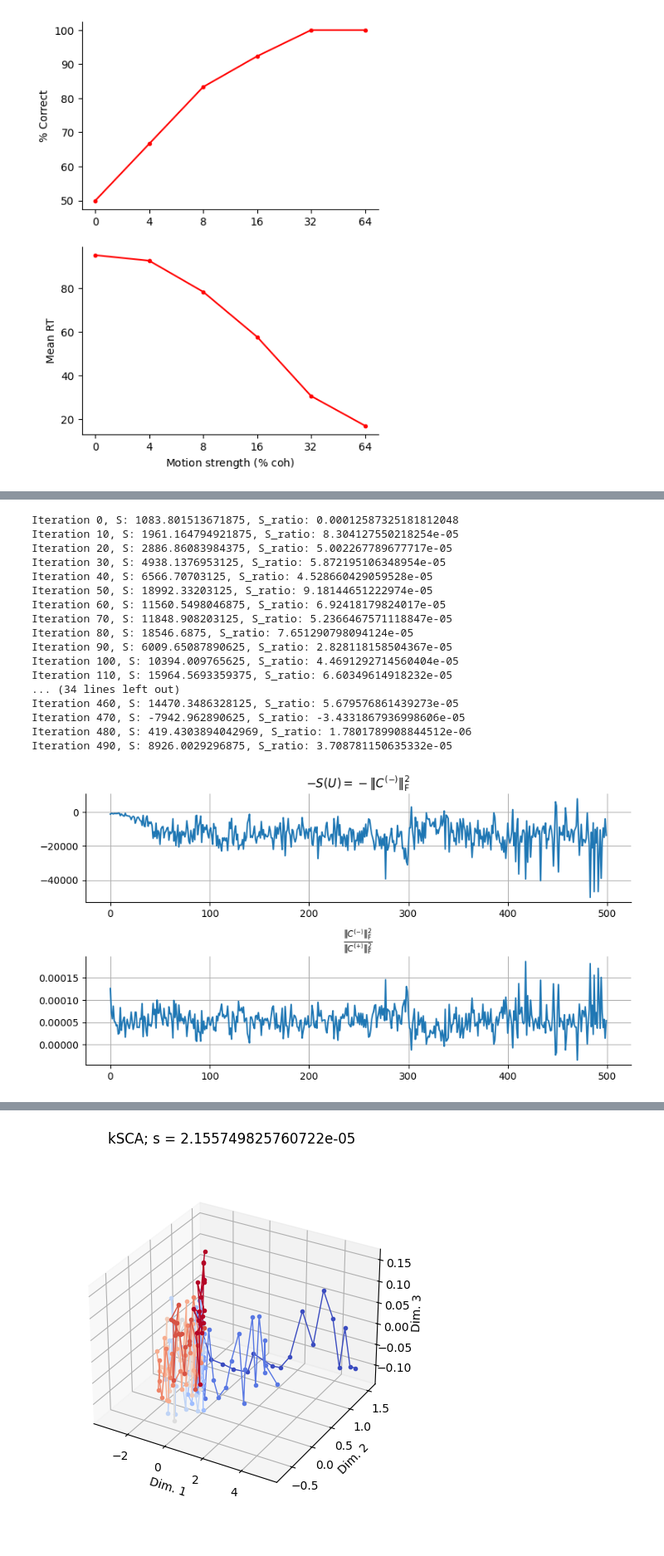
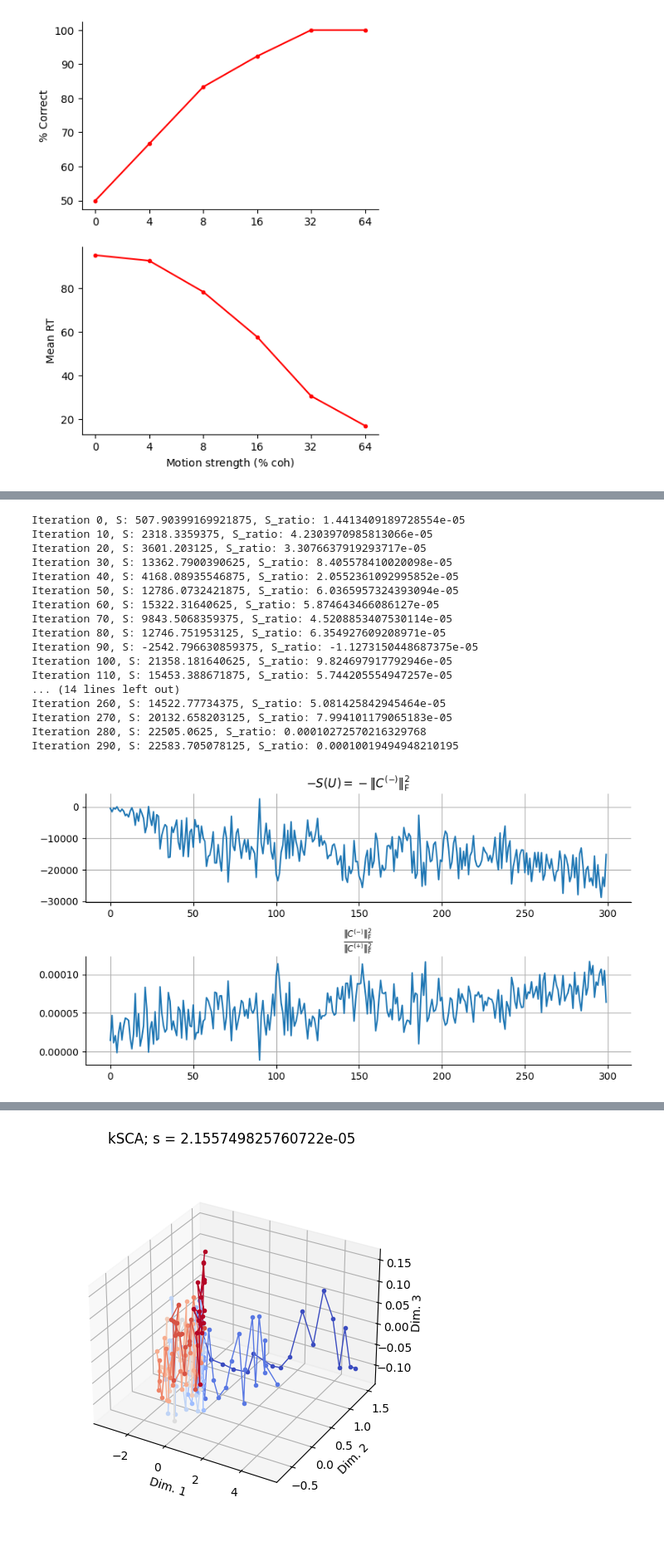
Before and after one commit to ArielleRosinski/SCA_project, a Jupyter notebook: DDM.ipynb, the cells around one changed output, grey strips where cells are left out. Shown at 83% size. Cells and saved outputs as stored; diff of their text form; code cells hidden in the pictures.

```diff
--- a/DDM.ipynb
+++ b/DDM.ipynb
@@ -140,7 +140,7 @@ def project(paths, proj_dims = 10):
 def relu(x):
     return jnp.maximum(0, x)
 
-def add_low_rank_noise(X, key1, key2, proj_dims = 3, sigma = 0.75 ):
+def add_low_rank_noise(X, key1, key2, proj_dims = 3, sigma = 1 ):
     trials, K, N, T = X.shape
     B = random.normal(key1, (N, proj_dims))
     B, _ = jnp.linalg.qr(B)
@@ -245,29 +227,29 @@ fig.show()
 # %%
 from linear_sca import *
 wandb.init(project="", name="", mode="disabled")
-U, ls_loss, ls_S_ratio = optimize(center(X), d=d, learning_rate=0.01, iterations=500)
+U, ls_loss, ls_S_ratio = optimize(center(X), d=d, learning_rate=0.01, iterations=300)
 wandb.finish
 
 get_loss_fig(ls_loss, ls_S_ratio )
 # %% [output]
-Iteration 0, S: 1083.801513671875, S_ratio: 0.00012587325181812048
-Iteration 10, S: 1961.164794921875, S_ratio: 8.304127550218254e-05
-Iteration 20, S: 2886.86083984375, S_ratio: 5.002267789677717e-05
-Iteration 30, S: 4938.1376953125, S_ratio: 5.872195106348954e-05
-Iteration 40, S: 6566.70703125, S_ratio: 4.528660429059528e-05
-Iteration 50, S: 18992.33203125, S_ratio: 9.18144651222974e-05
-Iteration 60, S: 11560.5498046875, S_ratio: 6.92418179824017e-05
-Iteration 70, S: 11848.908203125, S_ratio: 5.2366467571118847e-05
-Iteration 80, S: 18546.6875, S_ratio: 7.651290798094124e-05
-Iteration 90, S: 6009.65087890625, S_ratio: 2.828118158504367e-05
-Iteration 100, S: 10394.009765625, S_ratio: 4.4691292714560404e-05
-Iteration 110, S: 15964.5693359375, S_ratio: 6.60349614918232e-05
-... (34 lines left out)
-Iteration 460, S: 14470.3486328125, S_ratio: 5.679576861439273e-05
-Iteration 470, S: -7942.962890625, S_ratio: -3.4331867936998606e-05
-Iteration 480, S: 419.4303894042969, S_ratio: 1.7801789908844512e-06
-Iteration 490, S: 8926.0029296875, S_ratio: 3.708781150635332e-05
+Iteration 0, S: 507.90399169921875, S_ratio: 1.4413409189728554e-05
+Iteration 10, S: 2318.3359375, S_ratio: 4.2303970985813066e-05
+Iteration 20, S: 3601.203125, S_ratio: 3.3076637919293717e-05
+Iteration 30, S: 13362.7900390625, S_ratio: 8.405578410020098e-05
+Iteration 40, S: 4168.08935546875, S_ratio: 2.0552361092995852e-05
+Iteration 50, S: 12786.0732421875, S_ratio: 6.0365957324393094e-05
+Iteration 60, S: 15322.31640625, S_ratio: 5.874643466086127e-05
+Iteration 70, S: 9843.5068359375, S_ratio: 4.5208853407530114e-05
+Iteration 80, S: 12746.751953125, S_ratio: 6.354927609208971e-05
+Iteration 90, S: -2542.796630859375, S_ratio: -1.1273150448687375e-05
+Iteration 100, S: 21358.181640625, S_ratio: 9.824697917792946e-05
+Iteration 110, S: 15453.388671875, S_ratio: 5.744205554947257e-05
+... (14 lines left out)
+Iteration 260, S: 14522.77734375, S_ratio: 5.081425842945464e-05
+Iteration 270, S: 20132.658203125, S_ratio: 7.994101179065183e-05
+Iteration 280, S: 22505.0625, S_ratio: 0.00010272570216329768
+Iteration 290, S: 22583.705078125, S_ratio: 0.00010019494948210195
-[figure, old version]
+[figure, new version]
 # %%
 U_qr, _ = jnp.linalg.qr(U)
 Y = jnp.einsum('ji,kjl->kil', U_qr, center(X))
```
Also changed, not shown: parts of 3 cells of this notebook, 3 other files.
